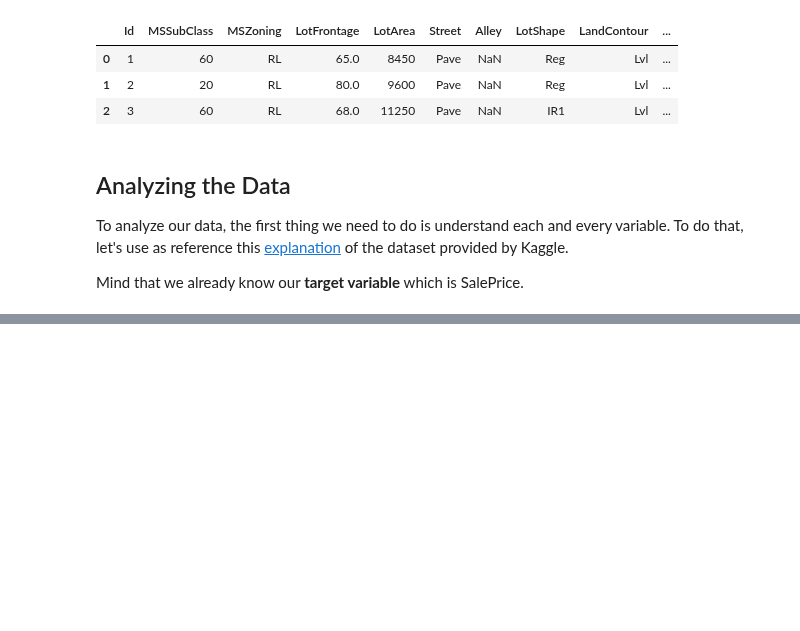
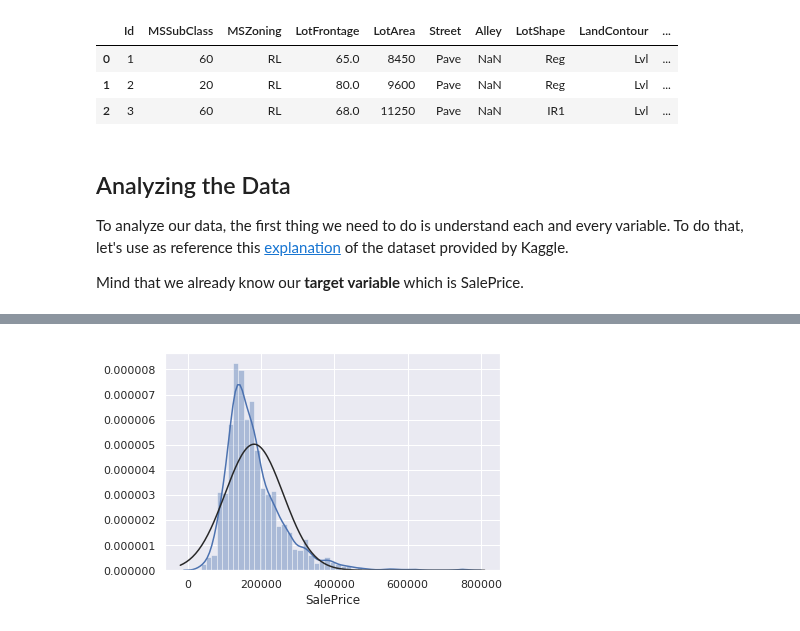
Before and after one commit to rafaelnduarte/Kaggle_House_Prices, a Jupyter notebook: Kaggle_House_Price_Prediction.ipynb, the cells around one changed output, grey strips where cells are left out. Saved outputs shown, nothing was run; the diff lists cells and outputs as text; code cells hidden in the pictures; blank space fills up the shorter version.

```diff
--- a/Kaggle_House_Price_Prediction.ipynb
+++ b/Kaggle_House_Price_Prediction.ipynb
@@ -594,0 +686,6 @@ Mind that we already know our **target variable** which is SalePrice.
+# %%
+# distplot
+from scipy.stats import norm
+ax = sns.distplot(train.SalePrice, fit=norm, kde=True)
+# %% [output]
+[figure, added]
```
Also changed, not shown: parts of 15 cells of this notebook.
